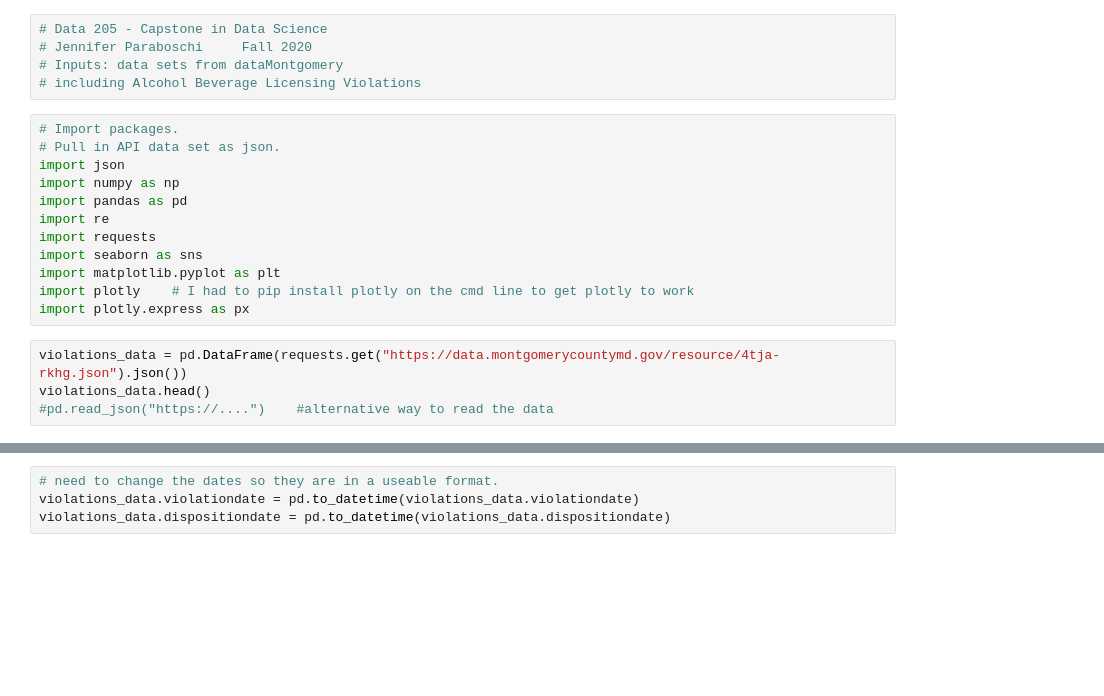
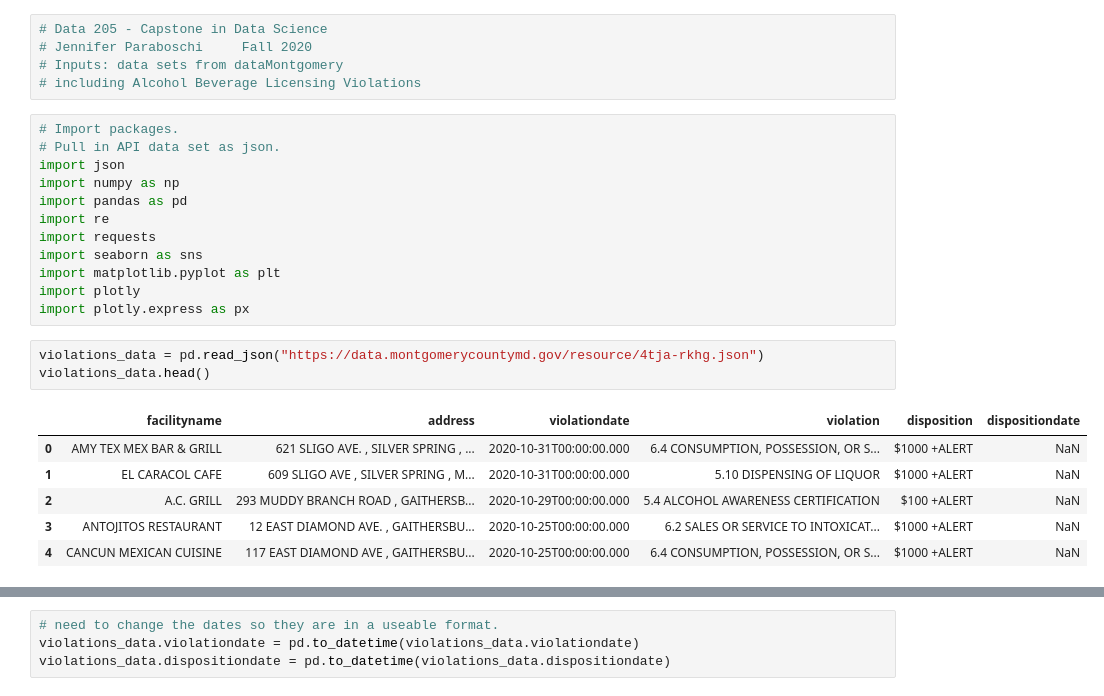
Before and after one commit to jenniferparaboschi/Data205Projects, a Jupyter notebook: JParaboschiProject.ipynb, the cells around one changed output, grey strips where cells are left out. Saved outputs shown, nothing was run; the diff lists cells and outputs as text; blank space fills up the shorter version.

```diff
--- a/JParaboschiProject.ipynb
+++ b/JParaboschiProject.ipynb
@@ -13,11 +13,17 @@ import re
 import requests
 import seaborn as sns
 import matplotlib.pyplot as plt
-import plotly    # I had to pip install plotly on the cmd line to get plotly to work
+import plotly
 import plotly.express as px
 # %%
-violations_data = pd.DataFrame(requests.get("https://data.montgomerycountymd.gov/resource/4tja-rkhg.json").json())
+violations_data = pd.read_json("https://data.montgomerycountymd.gov/resource/4tja-rkhg.json")
 violations_data.head()
-#pd.read_json("https://....")    #alternative way to read the data
+# %% [output]
+|  | facilityname | address | violationdate | violation | disposition | dispositiondate |
+| 0 | AMY TEX MEX BAR & GRILL | 621 SLIGO AVE. , SILVER SPRING , ... | 2020-10-31T00:00:00.000 | 6.4 CONSUMPTION, POSSESSION, OR S... | $1000 +ALERT | NaN |
+| 1 | EL CARACOL CAFE | 609 SLIGO AVE , SILVER SPRING , M... | 2020-10-31T00:00:00.000 | 5.10 DISPENSING OF LIQUOR | $1000 +ALERT | NaN |
+| 2 | A.C. GRILL | 293 MUDDY BRANCH ROAD , GAITHERSB... | 2020-10-29T00:00:00.000 | 5.4 ALCOHOL AWARENESS CERTIFICATION | $100 +ALERT | NaN |
+| 3 | ANTOJITOS RESTAURANT | 12 EAST DIAMOND AVE. , GAITHERSBU... | 2020-10-25T00:00:00.000 | 6.2 SALES OR SERVICE TO INTOXICAT... | $1000 +ALERT | NaN |
+| 4 | CANCUN MEXICAN CUISINE | 117 EAST DIAMOND AVE , GAITHERSBU... | 2020-10-25T00:00:00.000 | 6.4 CONSUMPTION, POSSESSION, OR S... | $1000 +ALERT | NaN |
 # %%
 print(violations_data)
```
Also changed, not shown: parts of 25 cells of this notebook.
